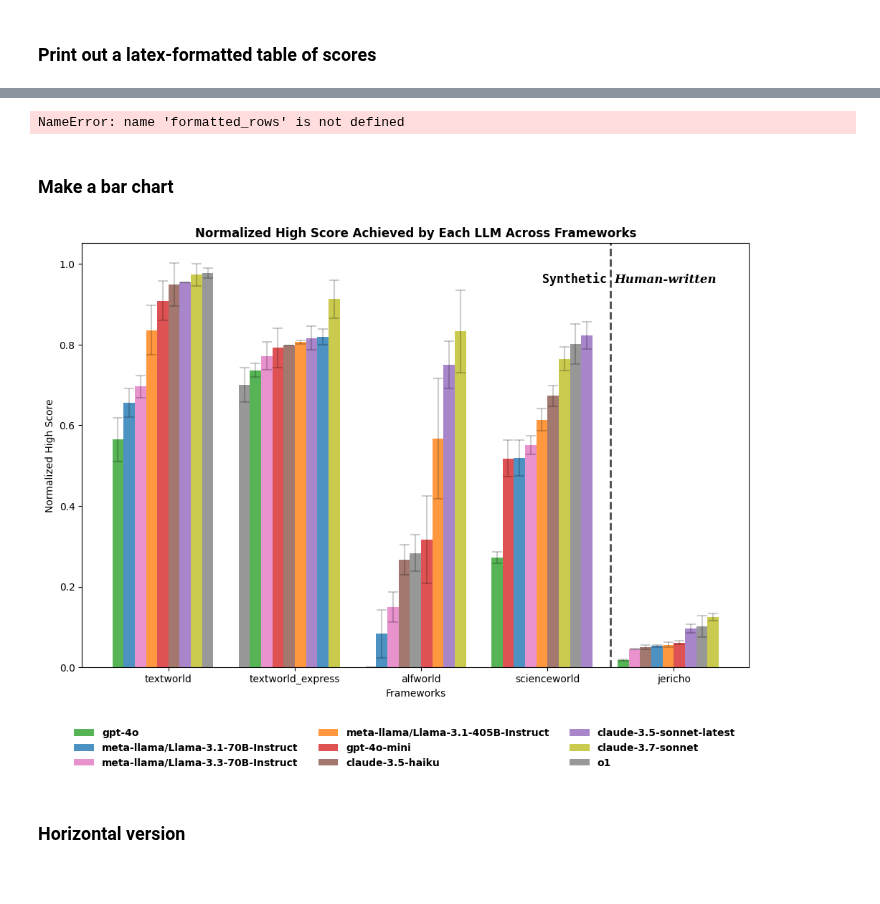
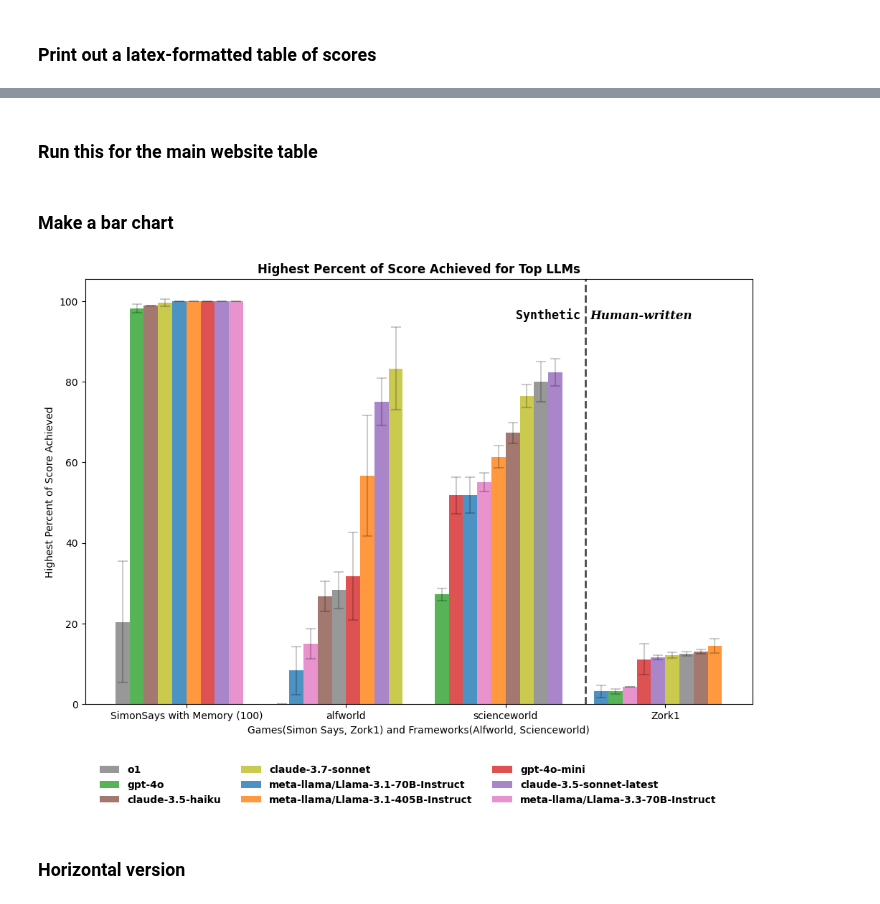
Before and after one commit to microsoft/tale-suite, a Jupyter notebook: docs/website/_site/assets/figs/pull_run_data.ipynb, the cells around one changed output, grey strips where cells are left out. Drawn from its saved outputs; the diff is of its cells as text; code cells hidden in the pictures.

Commit message:
Added simplified table, cleaned up some names, added new models

```diff
--- a/docs/website/_site/assets/figs/pull_run_data.ipynb
+++ b/docs/website/_site/assets/figs/pull_run_data.ipynb
@@ -364,13 +495,16 @@ def get_avg_tokens_per_llm_framework(tmp):
     return llm_framework_tokens
 
 llm_framework_tokens = get_avg_tokens_per_llm_framework(tmp)
-
+all = 0
 for row in formatted_rows:
     tokens = []
     for framework in fws:
         tokens.append(cast_to_str(round(llm_framework_tokens[row[0]][framework][0] * 100, 1), 1))
     all_tokens_framework = "& " + " & ".join(tokens)
     print(f"{row[0]:<{max_model_len + 2}} {all_tokens_framework} \\\\")
+    all += 1
+
+print(all)
 # %% [output]
 Index(['_runtime', '_step', '_timestamp', '_wandb', 'episode/moves',
        'episode/normalized_score', 'episode/rollout', 'episode/score',
@@ -405,0 +562,16 @@ print(llm_counts)
+# %%
+games = ['TWCookingLevel1', 'TWCookingLevel2', 'TWCookingLevel3', 'TWCookingLevel4', 'TWCookingLevel5', 'TWCookingLevel6', 'TWCookingLevel7', 'TWCookingLevel8', 'TWCookingLevel9', 'TWCookingLevel10']
+tmp = regen_and_filter_df()
+llm_filtered=tmp[tmp['llm'] == 'gemini-2.0-flash']
+llm_filtered = llm_filtered[llm_filtered['framework'] == 'textworld']
+# games = llm_filtered['game'].unique()
+# avg_tokens = framework_filtered_tmp.groupby("seed")['total/Tokens'].mean().reset_index()
+scores = ['gemini-2.0-flash*']
+for game in games[:27]:
+    game_filtered = llm_filtered[llm_filtered['game'] == game]
+    avg_tokens = game_filtered.groupby("seed")['episode/normalized_highscore'].mean().reset_index()
+    avg_tokens.columns = ["seeds", "avg_tokens_per_episode"]
+    avg_tokens['avg_tokens_per_episode']
+    scores.append(str(round(float(avg_tokens['avg_tokens_per_episode'].mean()) * 100, 1)))
+
+print(" & ".join(scores), "\\\\")
@@ -406,3 +596,5 @@ print(llm_counts)
+# %% [markdown]
+### Run this for the main website table
 # %%
 def generate_model_scores_table(model_data):
     """
@@ -434,7 +626,7 @@ def generate_model_scores_table(model_data):
     html += '    <tbody>\n'
 
     for row in model_data:
-        model_name = row[0]
+        model_name = row[0].replace("FP8", "").replace("-03-25", "")
         scores = row[1:]
 
         html += '    <tr>\n'
@@ -447,7 +639,7 @@ def generate_model_scores_table(model_data):
 
         # Add scores with percentage format
         for score in scores:
-            html += f'        <td>{float(score)*100:.1f}%</td>\n'
+            html += f'        <td>{float(score):.1f}%</td>\n'
 
         html += '    </tr>\n'
 
@@ -463,8 +655,5 @@ import os
 cwd = os.path.abspath(os.getcwd())
 base_path = cwd.split("assets/figs")[0]
 new_path = base_path + "_includes/"
-output_string = "This is the string you want to save."
 with open(new_path + "table.md", "w") as f:
     f.write(html_table)
-# %% [output]
-NameError: name 'formatted_rows' is not defined
@@ -554,8 +863,8 @@ def make_bar_chart(llms, frameworks, error_bars = True, name_replacement_dict =
     framework_scores_sets = []
     framework_std_sets = []
     for i, row in enumerate(np.transpose(filtered_scores_per_framework)[1:]):
-        framework_scores_sets.append([float(score) for score in row])
-        framework_std_sets.append([float(std) for std in transposed_std_per_framework[i]])
+        framework_scores_sets.append([float(score) * 100 for score in row])
+        framework_std_sets.append([float(std) * 100 for std in transposed_std_per_framework[i]])
     # Sort scores, standard deviations, and LLM names for each framework
     sorted_framework_scores_sets = []
     sorted_framework_std_sets = []
@@ -630,9 +939,9 @@ def make_bar_chart(llms, frameworks, error_bars = True, name_replacement_dict =
     ax.set_xticklabels(framework_names)  # Set framework names as x-axis labels
 
     # Add labels and title
-    ax.set_ylabel('Normalized High Score')
-    ax.set_xlabel('Frameworks')
-    ax.set_title('Normalized High Score Achieved by Each LLM Across Frameworks', fontweight='bold')
+    ax.set_ylabel('Highest Percent of Score Achieved')
+    ax.set_xlabel('Games(Simon Says, Zork1) and Frameworks(Alfworld, Scienceworld)')
+    ax.set_title('Highest Percent of Score Achieved for Top LLMs', fontweight='bold')
 
     # Find index of 'scienceworld' and 'jericho' to place the dividing line
     try:
@@ -707,37 +1016,37 @@ def make_bar_chart(llms, frameworks, error_bars = True, name_replacement_dict =
         fontsize='medium',  # Set the font size for the legend text
         prop={'weight': 'bold'}
     )
 
     # Adjust layout
     # plt.tight_layout()
     # plt.savefig(plot_name + '.png')
     plt.savefig(plot_name + ".png", bbox_inches='tight', pad_inches = 0.5)
     # plt.show()
     # plt.close()
 
 downsampled_llms = ['meta-llama/Llama-3.1-70B-Instruct',
  'meta-llama/Llama-3.1-405B-Instruct',
  'gpt-4o',
 #  'Qwen/Qwen2.5-72B-Instruct',
  'gpt-4o-mini',
  'claude-3.5-sonnet-latest',
  'claude-3.5-haiku',
 #  'deepseek-ai/DeepSeek-R1-Distill-Llama-70B',
  'meta-llama/Llama-3.3-70B-Instruct',
 #  'o3-mini',
  'o1',
  'claude-3.7-sonnet']
-name_replacement = {'TWXSimonSaysWithMemory100': 'SimonSays with Memory (100)', 'JerichoEnvZork1' : 'Zork'}
+name_replacement = {'TWXSimonSaysWithMemory100': 'SimonSays with Memory (100)', 'JerichoEnvZork1' : 'Zork1'}
 downsampled_frameworks = ['textworld_express:TWXSimonSaysWithMemory100', 'alfworld', 'scienceworld', 'jericho:JerichoEnvZork1']
 make_bar_chart(llms = downsampled_llms,
-                frameworks = fws,
+                frameworks = downsampled_frameworks,
                 error_bars = True,
                 name_replacement_dict = name_replacement,
-                divider_idx = 4,
+                divider_idx = 3,
                 plot_name = "all_framework_scores")
                 # frameworks = fws)
 # %% [output]
-[figure, old version]
+[figure, new version]
 # %% [markdown]
 ### Horizontal version
 # %%
```
Also changed, not shown: parts of 17 cells of this notebook, 12 other files.
